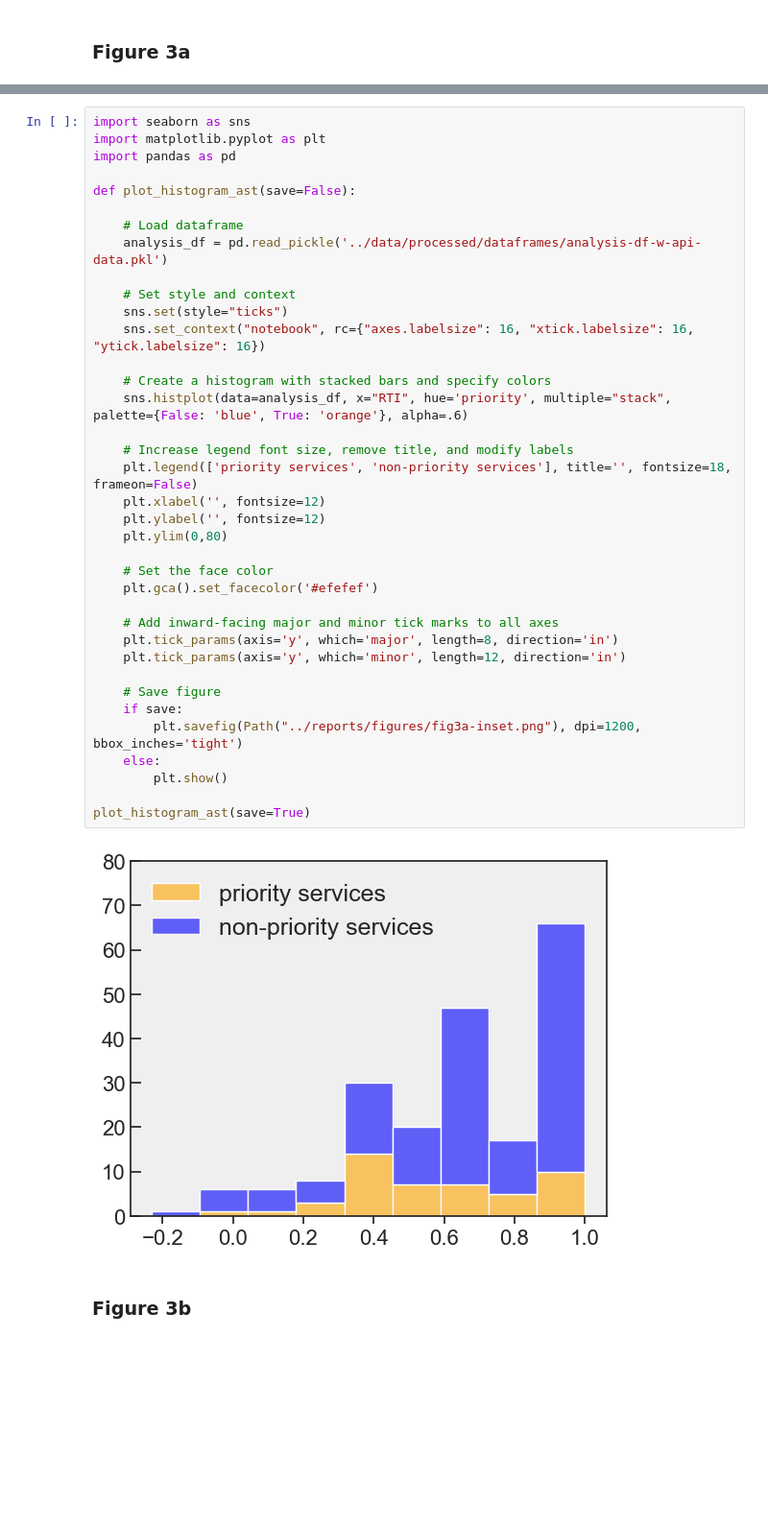
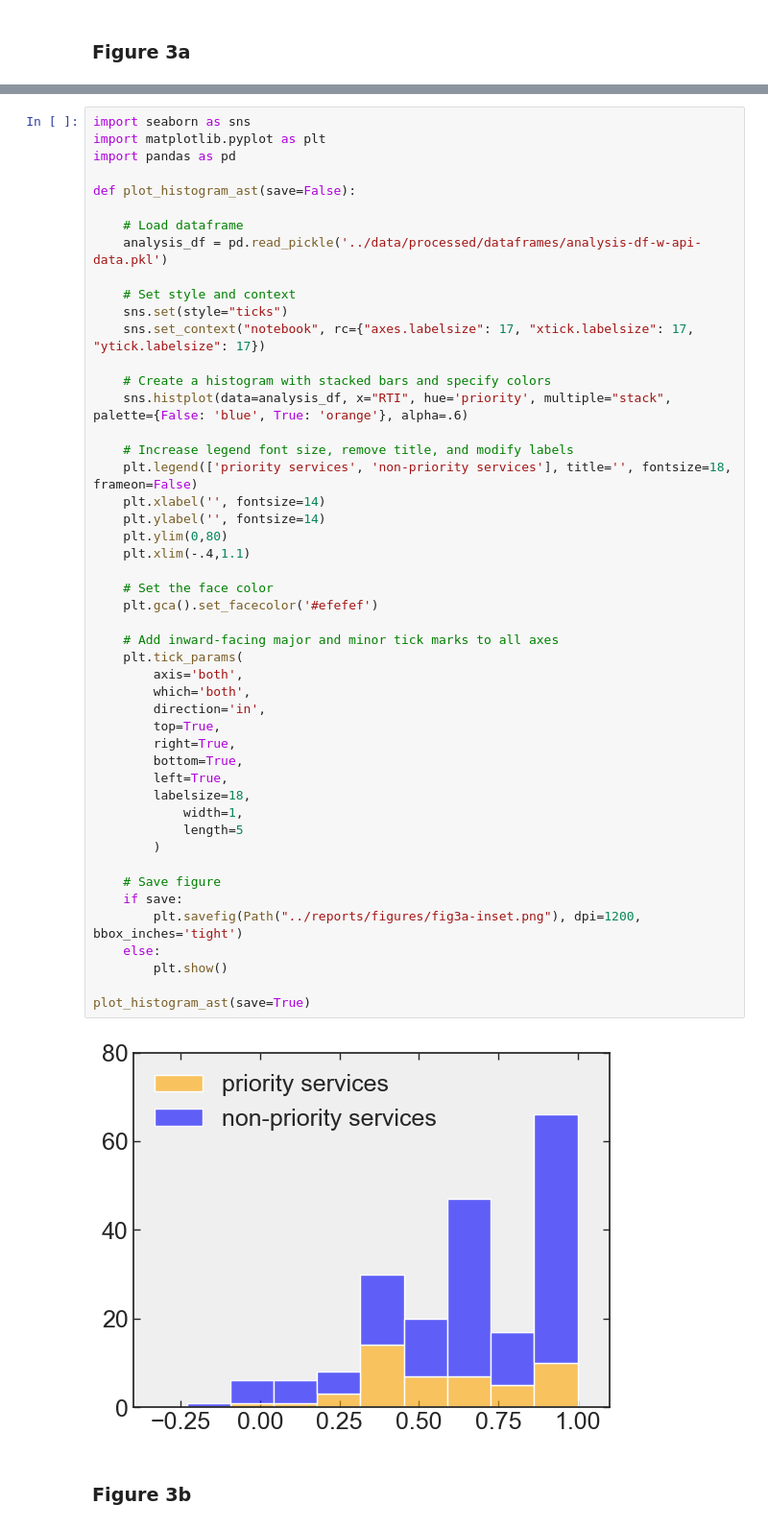
Before and after one commit to ai-for-public-services/structural-insights-into-uk-gov, a Jupyter notebook: notebooks/03-figure-3.ipynb, the cells around one changed output, grey strips where cells are left out. Shown at 96% size. Drawn from its saved outputs; the diff is of its cells as text; blank space fills up the shorter version.

```diff
--- a/notebooks/03-figure-3.ipynb
+++ b/notebooks/03-figure-3.ipynb
@@ -193,38 +106,49 @@ import matplotlib.pyplot as plt
 import pandas as pd
 
 def plot_histogram_ast(save=False):
 
     # Load dataframe
     analysis_df = pd.read_pickle('../data/processed/dataframes/analysis-df-w-api-data.pkl')
 
     # Set style and context
     sns.set(style="ticks")
-    sns.set_context("notebook", rc={"axes.labelsize": 16, "xtick.labelsize": 16, "ytick.labelsize": 16})
+    sns.set_context("notebook", rc={"axes.labelsize": 17, "xtick.labelsize": 17, "ytick.labelsize": 17})
 
     # Create a histogram with stacked bars and specify colors
     sns.histplot(data=analysis_df, x="RTI", hue='priority', multiple="stack", palette={False: 'blue', True: 'orange'}, alpha=.6)
 
     # Increase legend font size, remove title, and modify labels
     plt.legend(['priority services', 'non-priority services'], title='', fontsize=18, frameon=False)
-    plt.xlabel('', fontsize=12)
-    plt.ylabel('', fontsize=12)
+    plt.xlabel('', fontsize=14)
+    plt.ylabel('', fontsize=14)
     plt.ylim(0,80)
+    plt.xlim(-.4,1.1)
 
     # Set the face color
     plt.gca().set_facecolor('#efefef')
 
     # Add inward-facing major and minor tick marks to all axes
-    plt.tick_params(axis='y', which='major', length=8, direction='in')
-    plt.tick_params(axis='y', which='minor', length=12, direction='in')
+    plt.tick_params(
+        axis='both',
+        which='both',
+        direction='in',
+        top=True,
+        right=True,
+        bottom=True,
+        left=True,
+        labelsize=18,
+            width=1,
+            length=5
+        )
 
     # Save figure
     if save:
         plt.savefig(Path("../reports/figures/fig3a-inset.png"), dpi=1200, bbox_inches='tight')
     else:
         plt.show()
 
 plot_histogram_ast(save=True)
 # %% [output]
-[figure, old version]
+[figure, new version]
 # %% [markdown]
 ### Figure 3b
```
Also changed, not shown: parts of 12 cells of this notebook, 8 other files.
